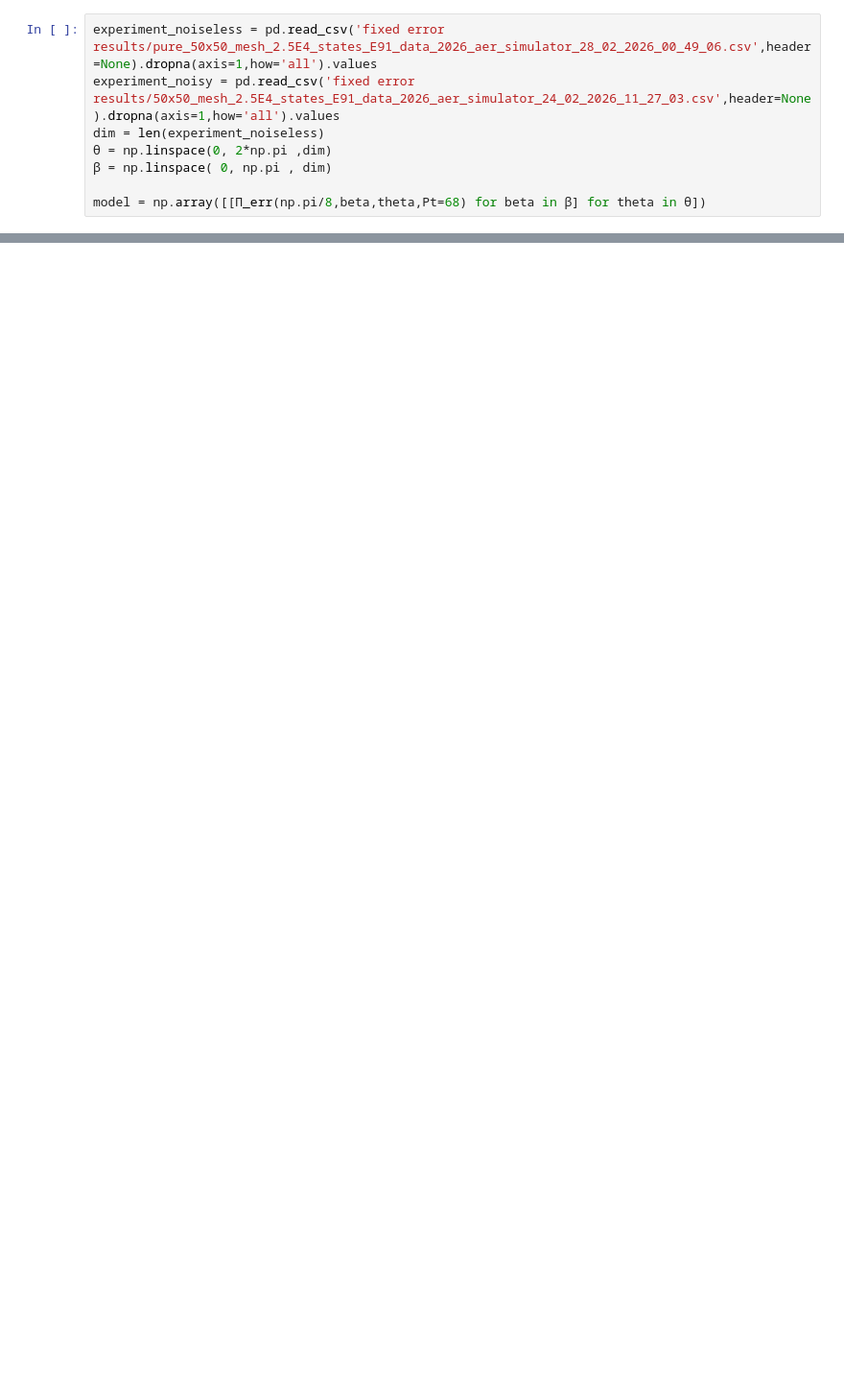
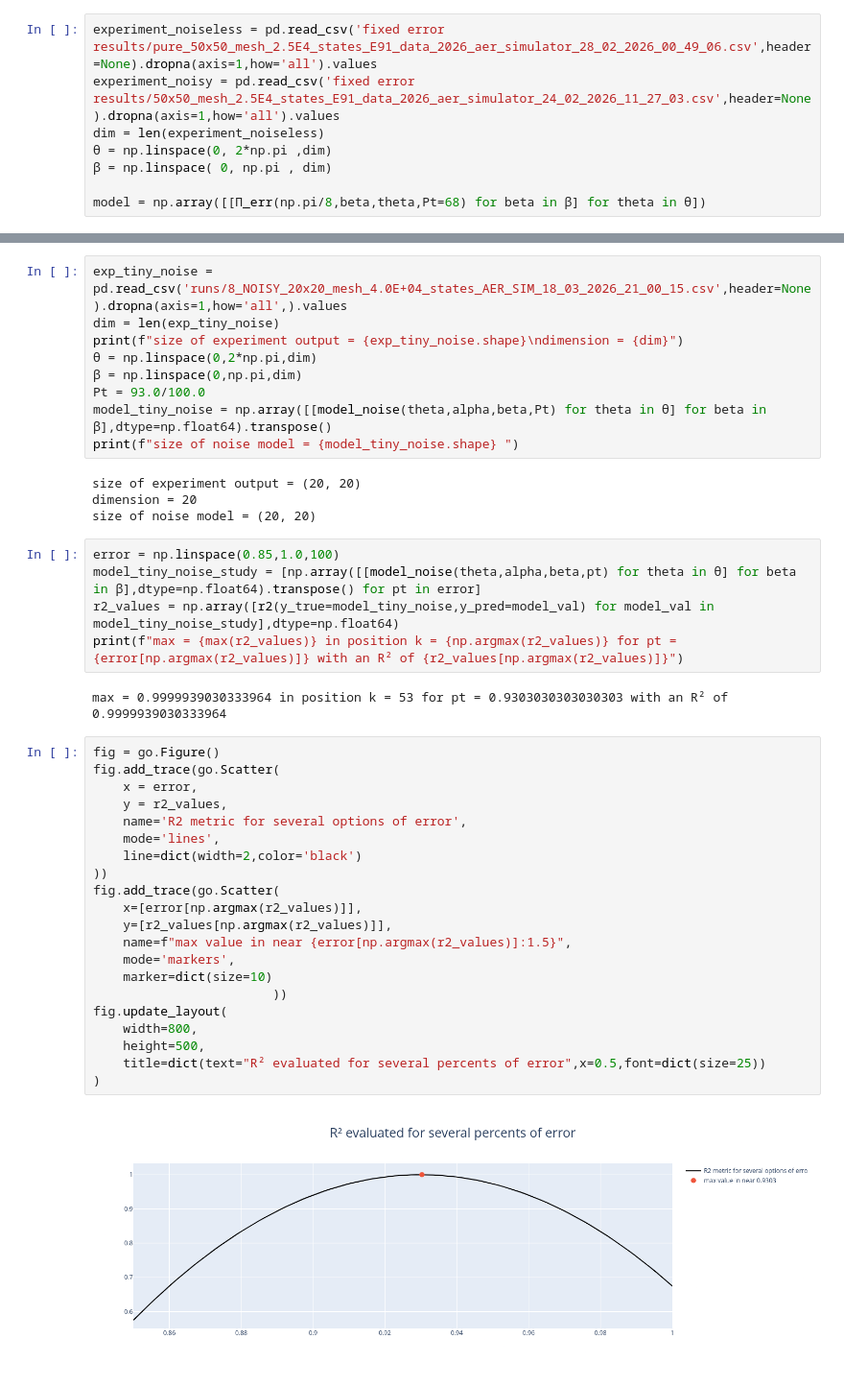
Before and after one commit to 4df31/QD-Biexciton-cascade-and-polarization-orientation-effect-on-QKD-protocol-E91, a Jupyter notebook: Plots.ipynb, the cells around one changed output, grey strips where cells are left out. Shown at 96% size. Cells and saved outputs as stored; diff of their text form; blank space fills up the shorter version.

Commit message:
evaluated the correlation of the experiment made by Chen's team in 2024 finding a good R^2 over 0.99 for Pt near to 92% \pm 1%

```diff
--- a/Plots.ipynb
+++ b/Plots.ipynb
@@ -1254,0 +1261,43 @@ fig.write_html("noise model for 2 noise distributions.html")
+# %%
+exp_tiny_noise = pd.read_csv('runs/8_NOISY_20x20_mesh_4.0E+04_states_AER_SIM_18_03_2026_21_00_15.csv',header=None).dropna(axis=1,how='all',).values
+dim = len(exp_tiny_noise)
+print(f"size of experiment output = {exp_tiny_noise.shape}\ndimension = {dim}")
+θ = np.linspace(0,2*np.pi,dim)
+β = np.linspace(0,np.pi,dim)
+Pt = 93.0/100.0
+model_tiny_noise = np.array([[model_noise(theta,alpha,beta,Pt) for theta in θ] for beta in β],dtype=np.float64).transpose()
+print(f"size of noise model = {model_tiny_noise.shape} ")
+# %% [output]
+size of experiment output = (20, 20)
+dimension = 20
+size of noise model = (20, 20)
+# %%
+error = np.linspace(0.85,1.0,100)
+model_tiny_noise_study = [np.array([[model_noise(theta,alpha,beta,pt) for theta in θ] for beta in β],dtype=np.float64).transpose() for pt in error]
+r2_values = np.array([r2(y_true=model_tiny_noise,y_pred=model_val) for model_val in model_tiny_noise_study],dtype=np.float64)
+print(f"max = {max(r2_values)} in position k = {np.argmax(r2_values)} for pt = {error[np.argmax(r2_values)]} with an R² of {r2_values[np.argmax(r2_values)]}")
+# %% [output]
+max = 0.9999939030333964 in position k = 53 for pt = 0.9303030303030303 with an R² of 0.9999939030333964
+# %%
+fig = go.Figure()
+fig.add_trace(go.Scatter(
+    x = error,
+    y = r2_values,
+    name='R2 metric for several options of error',
+    mode='lines',
+    line=dict(width=2,color='black')
+))
+fig.add_trace(go.Scatter(
+    x=[error[np.argmax(r2_values)]],
+    y=[r2_values[np.argmax(r2_values)]],
+    name=f"max value in near {error[np.argmax(r2_values)]:1.5}",
+    mode='markers',
+    marker=dict(size=10)
+                        ))
+fig.update_layout(
+    width=800,
+    height=500,
+    title=dict(text="R² evaluated for several percents of error",x=0.5,font=dict(size=25))
+)
+# %% [output]
+[figure, added]
```
Also changed, not shown: parts of 9 cells of this notebook, 4 other files.
